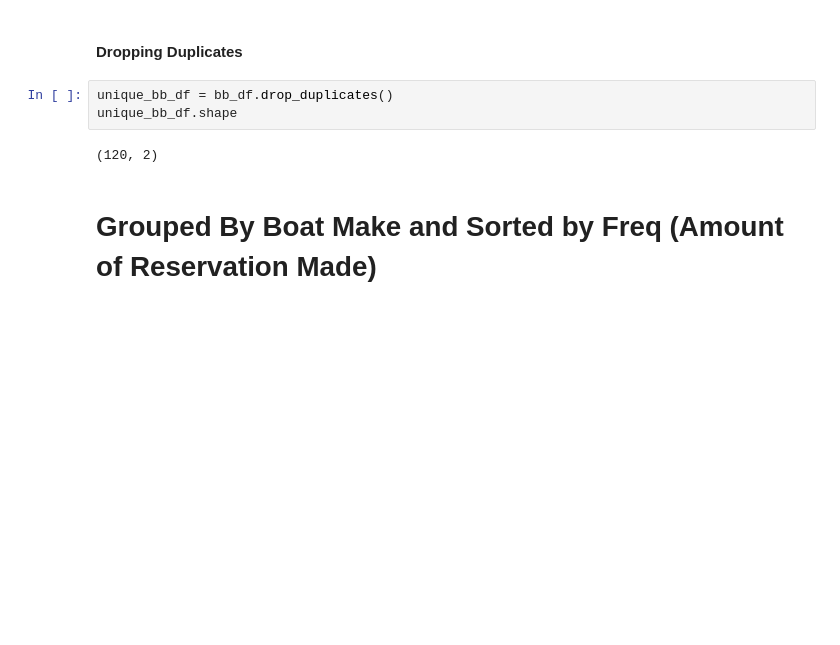
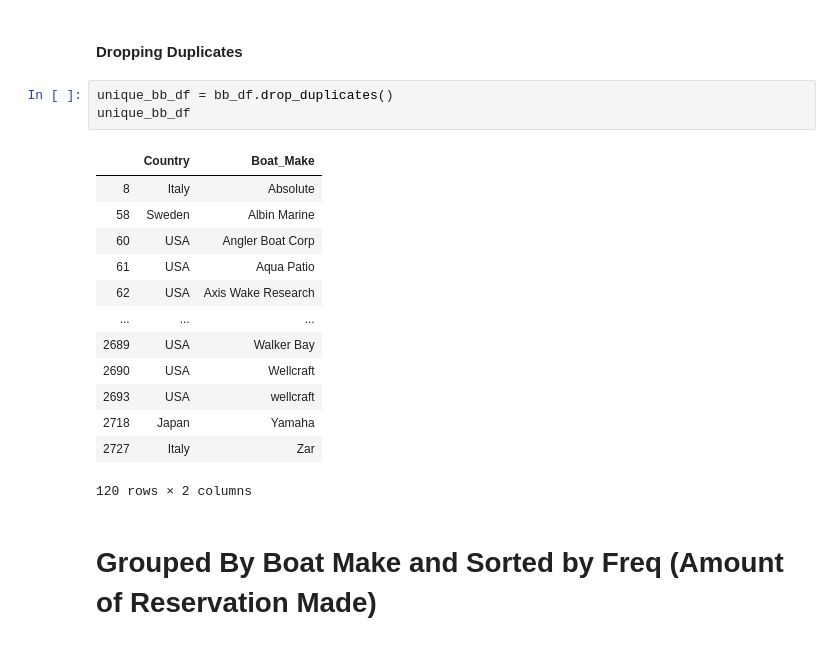
Before and after one commit to abejones26/downtown_docks, a Jupyter notebook: boat_master.ipynb, the cells around one changed output. Cells and saved outputs as stored; diff of their text form; blank space fills up the shorter version.

```diff
--- a/boat_master.ipynb
+++ b/boat_master.ipynb
@@ -60,9 +60,21 @@ bb_df.shape
 #### Dropping Duplicates
 # %%
 unique_bb_df = bb_df.drop_duplicates()
-unique_bb_df.shape
+unique_bb_df
 # %% [output]
+|  | Country | Boat_Make |
+| 8 | Italy | Absolute |
+| 58 | Sweden | Albin Marine |
+| 60 | USA | Angler Boat Corp |
+| 61 | USA | Aqua Patio |
+| 62 | USA | Axis Wake Research |
+| ... | ... | ... |
+| 2689 | USA | Walker Bay |
+| 2690 | USA | Wellcraft |
+| 2693 | USA | wellcraft |
+| 2718 | Japan | Yamaha |
+| 2727 | Italy | Zar |
-(120, 2)
+120 rows × 2 columns
 # %% [markdown]
 # Grouped By Boat Make and Sorted by Freq (Amount of Reservation Made)
 # %%
```
Also changed, not shown: parts of 6 cells of this notebook, 3 other files.
